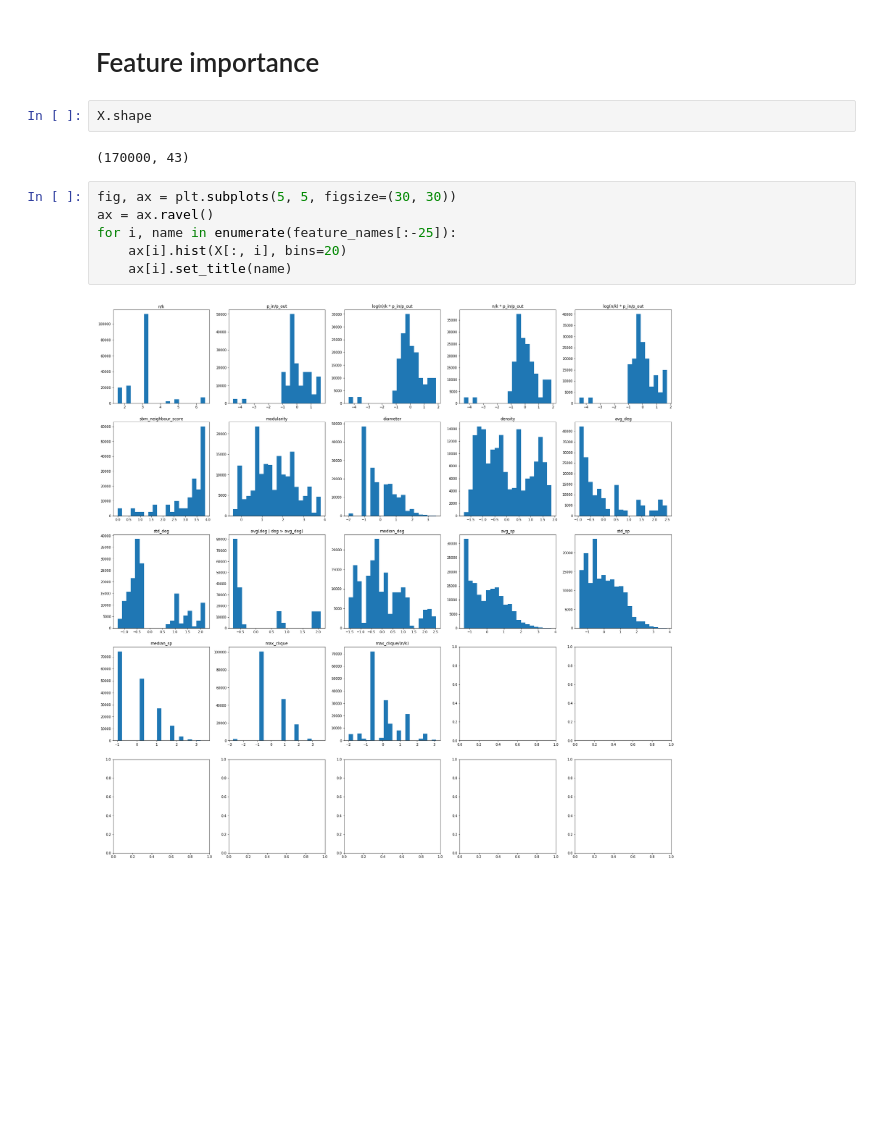
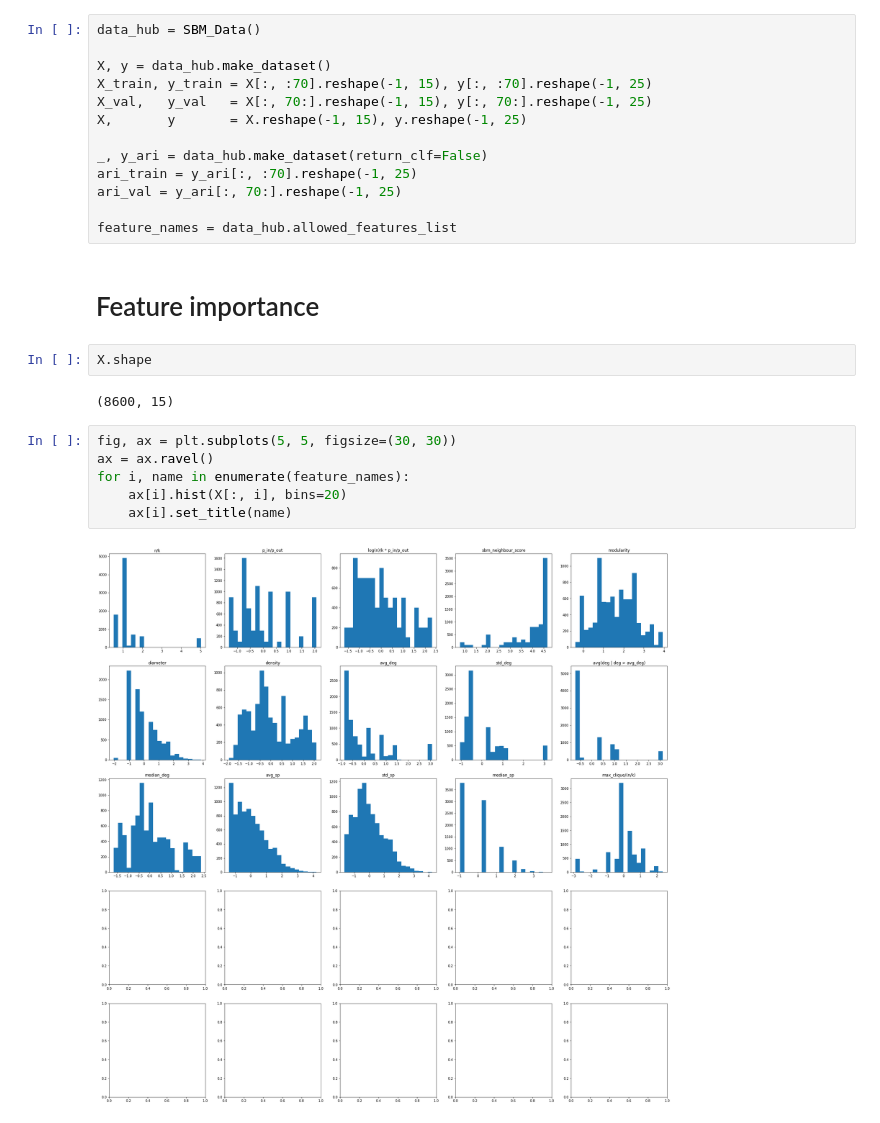
Before and after one commit to vlivashkin/pygkernels-experiments, a Jupyter notebook: experiments/init/SBM3-feature_importance.ipynb, the cells around one changed output. Drawn from its saved outputs; the diff is of its cells as text; blank space fills up the shorter version.

```diff
--- a/experiments/init/SBM3-feature_importance.ipynb
+++ b/experiments/init/SBM3-feature_importance.ipynb
@@ -50,14 +24,27 @@ wrapper: cache file ../../cache/cache/feature_importance/200_4_0.30_0.150.pkl fo
+# %%
+data_hub = SBM_Data()
+
+X, y = data_hub.make_dataset()
+X_train, y_train = X[:, :70].reshape(-1, 15), y[:, :70].reshape(-1, 25)
+X_val,   y_val   = X[:, 70:].reshape(-1, 15), y[:, 70:].reshape(-1, 25)
+X,       y       = X.reshape(-1, 15), y.reshape(-1, 25)
+
+_, y_ari = data_hub.make_dataset(return_clf=False)
+ari_train = y_ari[:, :70].reshape(-1, 25)
+ari_val = y_ari[:, 70:].reshape(-1, 25)
+
+feature_names = data_hub.allowed_features_list
 # %% [markdown]
 # Feature importance
 # %%
 X.shape
 # %% [output]
-(170000, 43)
+(8600, 15)
 # %%
 fig, ax = plt.subplots(5, 5, figsize=(30, 30))
 ax = ax.ravel()
-for i, name in enumerate(feature_names[:-25]):
+for i, name in enumerate(feature_names):
     ax[i].hist(X[:, i], bins=20)
     ax[i].set_title(name)
 # %% [output]
-[figure, old version]
+[figure, new version]
```
Also changed, not shown: parts of 18 cells of this notebook, 8 other files.
